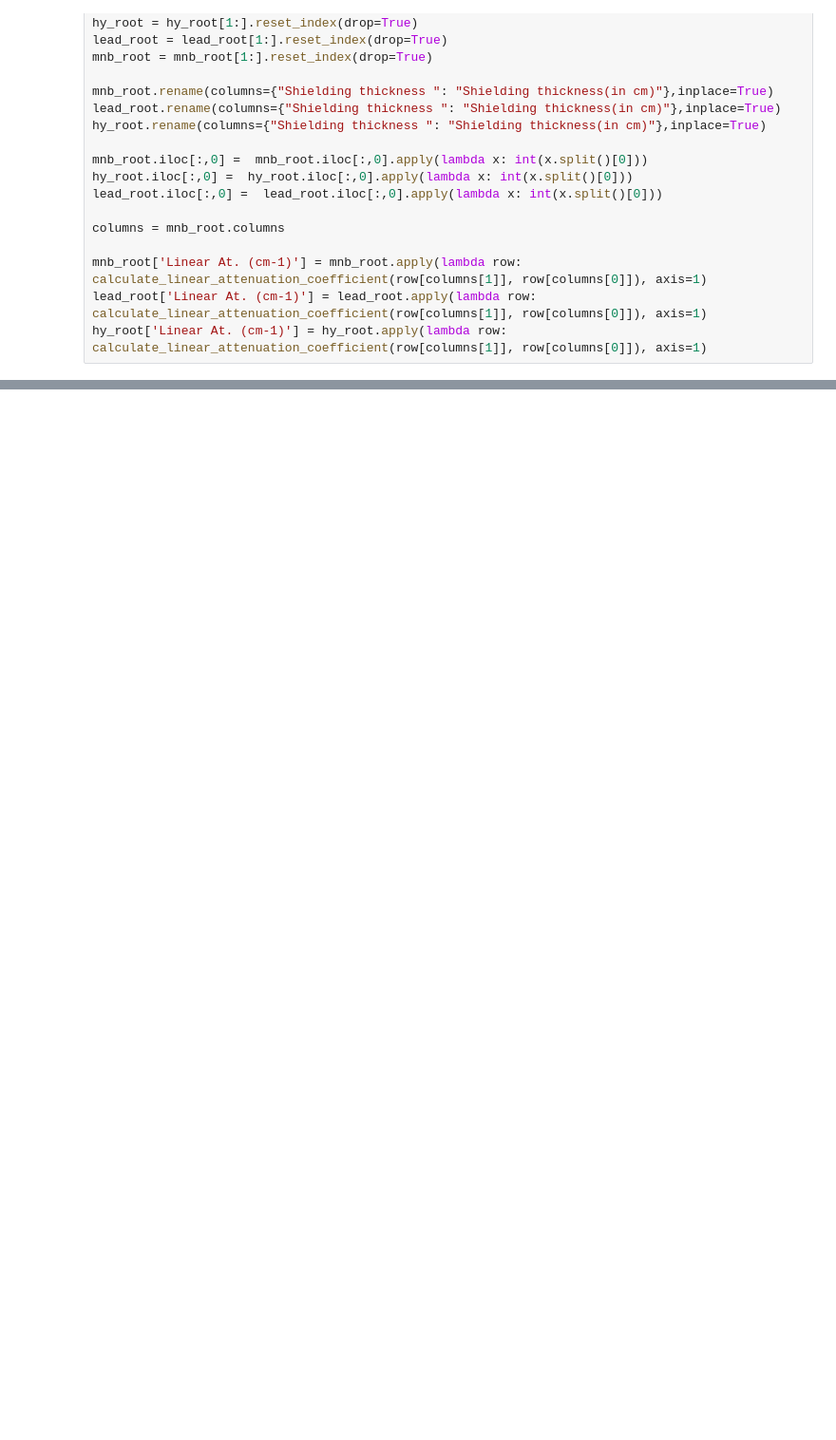
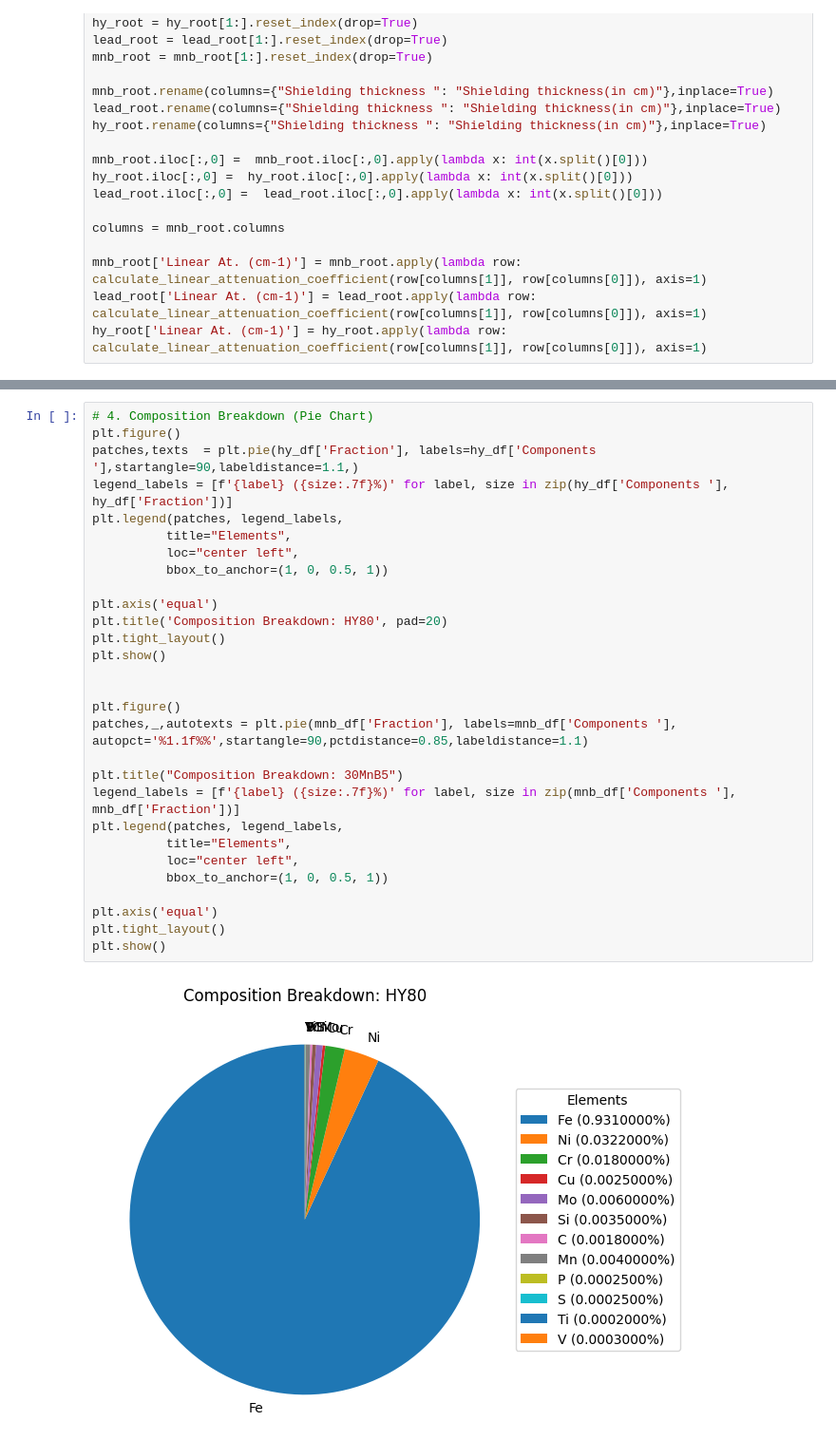
Before and after one commit to ammanielg/Final-Project, a Jupyter notebook: notebooks/main.ipynb, the cells around one changed output, grey strips where cells are left out. Shown at 95% size. Saved outputs shown, nothing was run; the diff lists cells and outputs as text; blank space fills up the shorter version.

```diff
--- a/notebooks/main.ipynb
+++ b/notebooks/main.ipynb
@@ -70,0 +187,31 @@ hy_root['Linear At. (cm-1)'] = hy_root.apply(lambda row: calculate_linear_attenu
+# %%
+# 4. Composition Breakdown (Pie Chart)
+plt.figure()
+patches,texts  = plt.pie(hy_df['Fraction'], labels=hy_df['Components '],startangle=90,labeldistance=1.1,)
+legend_labels = [f'{label} ({size:.7f}%)' for label, size in zip(hy_df['Components '], hy_df['Fraction'])]
+plt.legend(patches, legend_labels,
+          title="Elements",
+          loc="center left",
+          bbox_to_anchor=(1, 0, 0.5, 1))
+
+plt.axis('equal')
+plt.title('Composition Breakdown: HY80', pad=20)
+plt.tight_layout()
+plt.show()
+
+
+plt.figure()
+patches,_,autotexts = plt.pie(mnb_df['Fraction'], labels=mnb_df['Components '], autopct='%1.1f%%',startangle=90,pctdistance=0.85,labeldistance=1.1)
+
+plt.title("Composition Breakdown: 30MnB5")
+legend_labels = [f'{label} ({size:.7f}%)' for label, size in zip(mnb_df['Components '], mnb_df['Fraction'])]
+plt.legend(patches, legend_labels,
+          title="Elements",
+          loc="center left",
+          bbox_to_anchor=(1, 0, 0.5, 1))
+
+plt.axis('equal')
+plt.tight_layout()
+plt.show()
+# %% [output]
+[figure, added]
```
Also changed, not shown: parts of 9 cells of this notebook.
